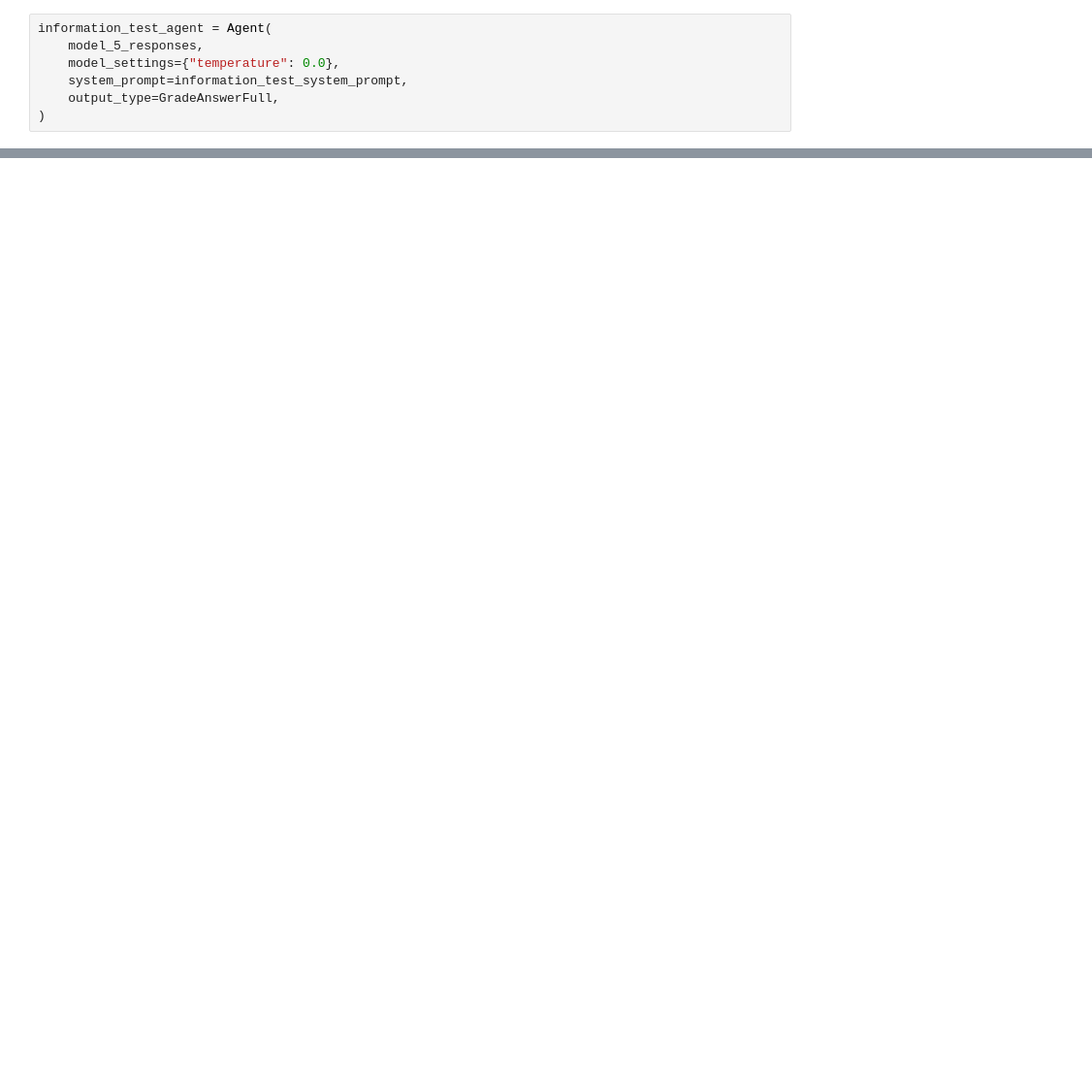
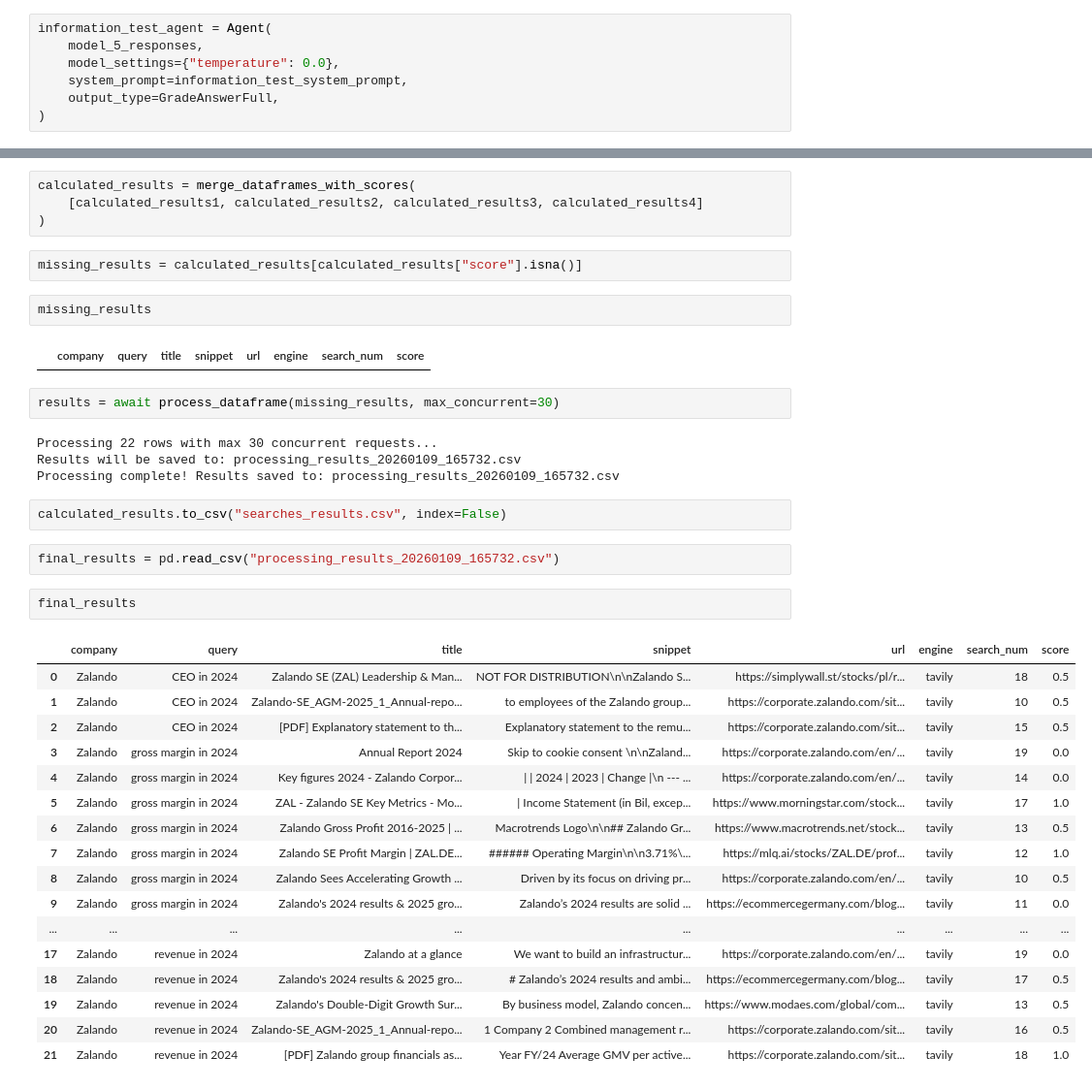
Before and after one commit to pavelhym/Bicocca_DS_2026, a Jupyter notebook: app/testing_notebooks/test_agent.ipynb, the cells around one changed output, grey strips where cells are left out. Shown at 97% size. Saved outputs shown, nothing was run; the diff lists cells and outputs as text; blank space fills up the shorter version.

```diff
--- a/app/testing_notebooks/test_agent.ipynb
+++ b/app/testing_notebooks/test_agent.ipynb
@@ -44,0 +863,40 @@ True
+# %%
+calculated_results = merge_dataframes_with_scores(
+    [calculated_results1, calculated_results2, calculated_results3, calculated_results4]
+)
+# %%
+missing_results = calculated_results[calculated_results["score"].isna()]
+# %%
+missing_results
+# %% [output]
+|  | company | query | title | snippet | url | engine | search_num | score |
+# %%
+results = await process_dataframe(missing_results, max_concurrent=30)
+# %% [output]
+Processing 22 rows with max 30 concurrent requests...
+Results will be saved to: processing_results_20260109_165732.csv
+Processing complete! Results saved to: processing_results_20260109_165732.csv
+# %%
+calculated_results.to_csv("searches_results.csv", index=False)
+# %%
+final_results = pd.read_csv("processing_results_20260109_165732.csv")
+# %%
+final_results
+# %% [output]
+|  | company | query | title | snippet | url | engine | search_num | score |
+| 0 | Zalando | CEO in 2024 | Zalando SE (ZAL) Leadership & Man... | NOT FOR DISTRIBUTION\n\nZalando S... | https://simplywall.st/stocks/pl/r... | tavily | 18 | 0.5 |
+| 1 | Zalando | CEO in 2024 | Zalando-SE_AGM-2025_1_Annual-repo... | to employees of the Zalando group... | https://corporate.zalando.com/sit... | tavily | 10 | 0.5 |
+| 2 | Zalando | CEO in 2024 | [PDF] Explanatory statement to th... | Explanatory statement to the remu... | https://corporate.zalando.com/sit... | tavily | 15 | 0.5 |
+| 3 | Zalando | gross margin in 2024 | Annual Report 2024 | Skip to cookie consent \n\nZaland... | https://corporate.zalando.com/en/... | tavily | 19 | 0.0 |
+| 4 | Zalando | gross margin in 2024 | Key figures 2024 - Zalando Corpor... | | | 2024 | 2023 | Change |\n --- ... | https://corporate.zalando.com/en/... | tavily | 14 | 0.0 |
+| 5 | Zalando | gross margin in 2024 | ZAL - Zalando SE Key Metrics - Mo... | | Income Statement (in Bil, excep... | https://www.morningstar.com/stock... | tavily | 17 | 1.0 |
+| 6 | Zalando | gross margin in 2024 | Zalando Gross Profit 2016-2025 | ... | Macrotrends Logo\n\n## Zalando Gr... | https://www.macrotrends.net/stock... | tavily | 13 | 0.5 |
+| 7 | Zalando | gross margin in 2024 | Zalando SE Profit Margin | ZAL.DE... | ###### Operating Margin\n\n3.71%\... | https://mlq.ai/stocks/ZAL.DE/prof... | tavily | 12 | 1.0 |
+| 8 | Zalando | gross margin in 2024 | Zalando Sees Accelerating Growth ... | Driven by its focus on driving pr... | https://corporate.zalando.com/en/... | tavily | 10 | 0.5 |
+| 9 | Zalando | gross margin in 2024 | Zalando's 2024 results & 2025 gro... | Zalando’s 2024 results are solid ... | https://ecommercegermany.com/blog... | tavily | 11 | 0.0 |
+| ... | ... | ... | ... | ... | ... | ... | ... | ... |
+| 17 | Zalando | revenue in 2024 | Zalando at a glance | We want to build an infrastructur... | https://corporate.zalando.com/en/... | tavily | 19 | 0.0 |
+| 18 | Zalando | revenue in 2024 | Zalando's 2024 results & 2025 gro... | # Zalando’s 2024 results and ambi... | https://ecommercegermany.com/blog... | tavily | 17 | 0.5 |
+| 19 | Zalando | revenue in 2024 | Zalando's Double-Digit Growth Sur... | By business model, Zalando concen... | https://www.modaes.com/global/com... | tavily | 13 | 0.5 |
+| 20 | Zalando | revenue in 2024 | Zalando-SE_AGM-2025_1_Annual-repo... | 1 Company 2 Combined management r... | https://corporate.zalando.com/sit... | tavily | 16 | 0.5 |
+| 21 | Zalando | revenue in 2024 | [PDF] Zalando group financials as... | Year FY/24 Average GMV per active... | https://corporate.zalando.com/sit... | tavily | 18 | 1.0 |
```
Also changed, not shown: parts of 48 cells of this notebook, 17 other files.
